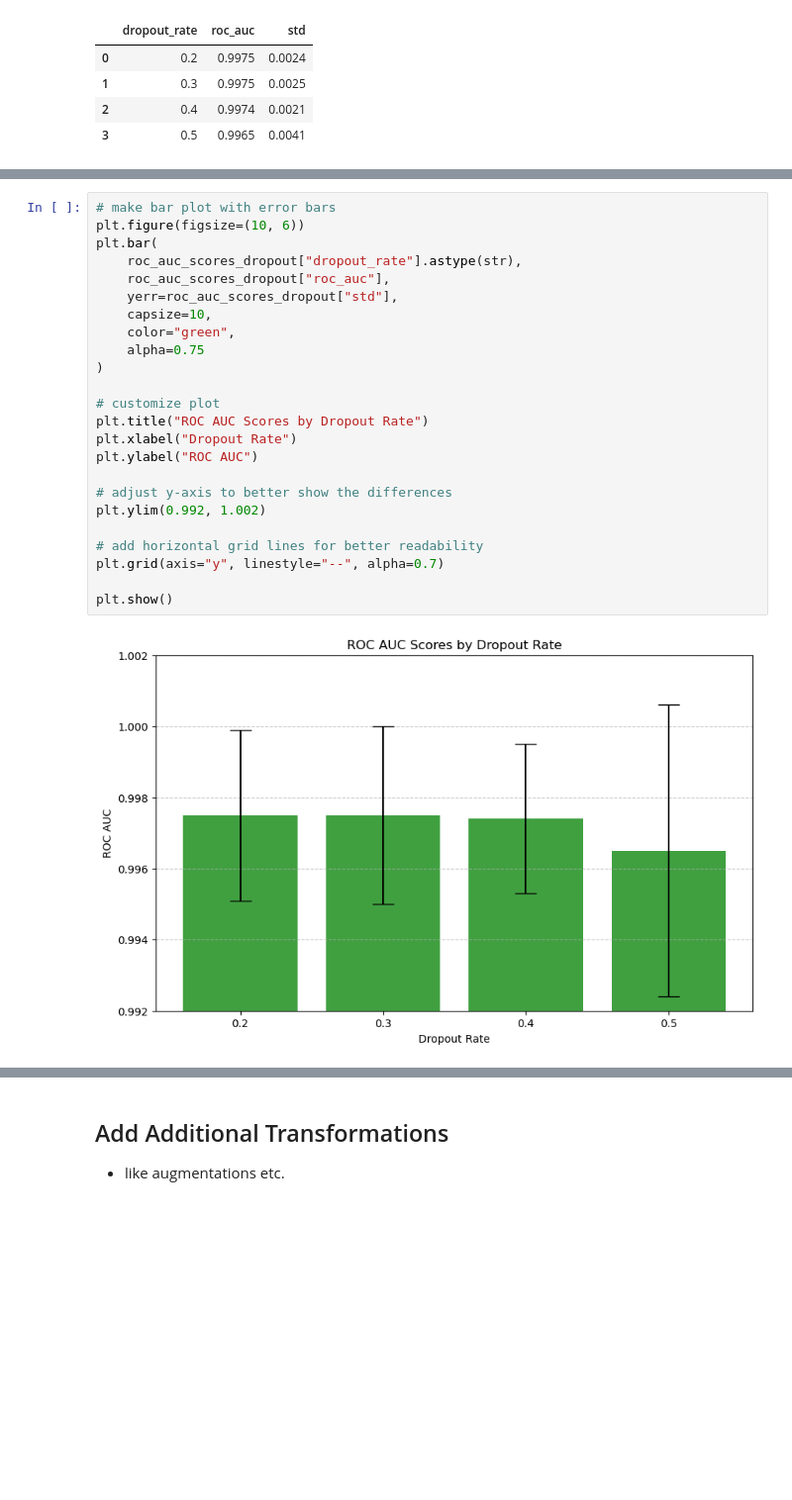
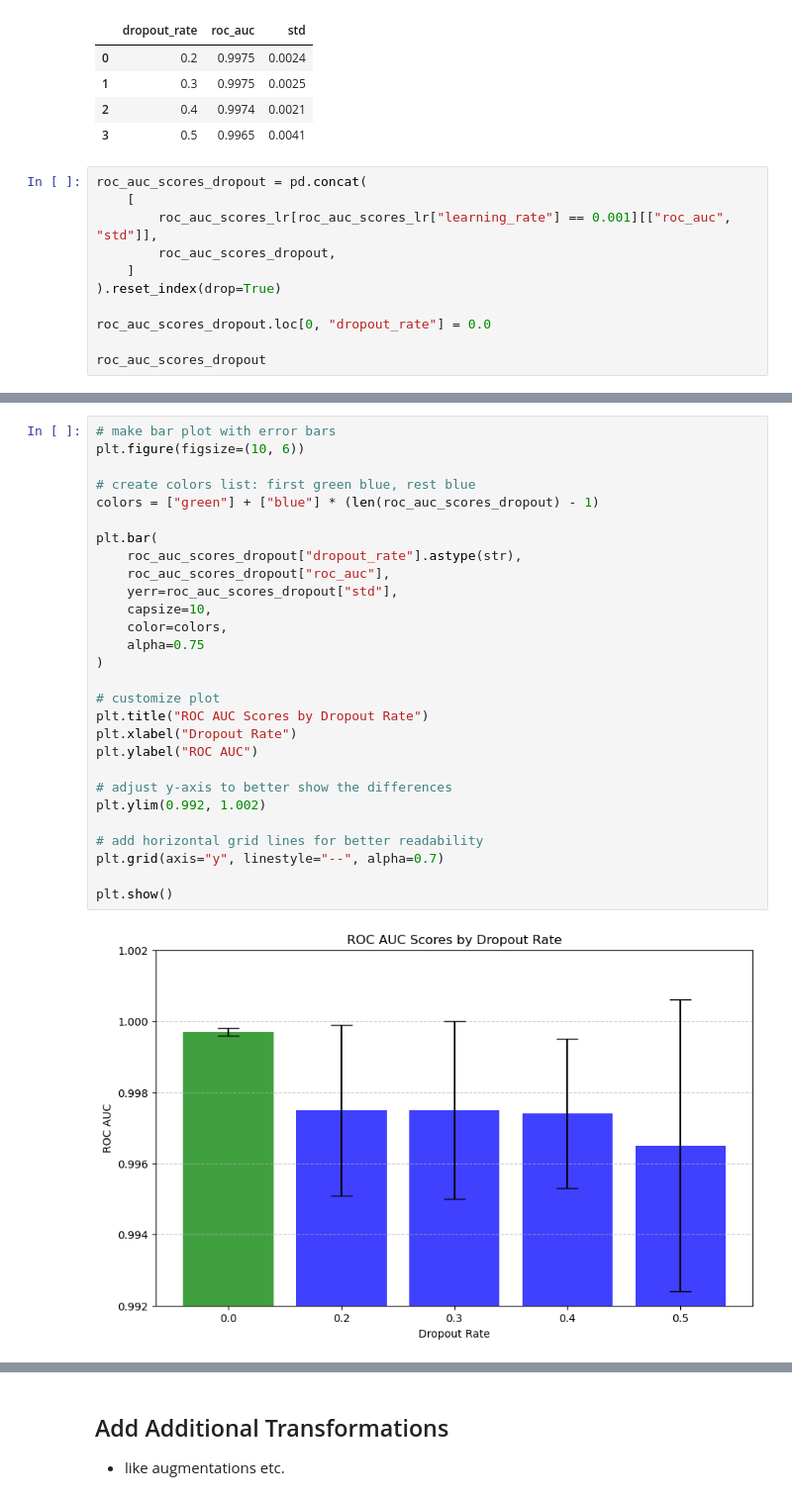
Before and after one commit to fabianjkrueger/muffin_vs_chihuahua, a Jupyter notebook: notebooks/train.ipynb, the cells around one changed output, grey strips where cells are left out. Shown at 99% size. Cells and saved outputs as stored; diff of their text form; blank space fills up the shorter version.

Commit message:
Re-evaluated tuning dropout, because the results were actually worse than without dropout.

```diff
--- a/notebooks/train.ipynb
+++ b/notebooks/train.ipynb
@@ -996,3 +1100,14 @@ roc_auc_scores_dropout
 | 1 | 0.3 | 0.9975 | 0.0025 |
 | 2 | 0.4 | 0.9974 | 0.0021 |
 | 3 | 0.5 | 0.9965 | 0.0041 |
+# %%
+roc_auc_scores_dropout = pd.concat(
+    [
+        roc_auc_scores_lr[roc_auc_scores_lr["learning_rate"] == 0.001][["roc_auc", "std"]],
+        roc_auc_scores_dropout,
+    ]
+).reset_index(drop=True)
+
+roc_auc_scores_dropout.loc[0, "dropout_rate"] = 0.0
+
+roc_auc_scores_dropout
@@ -999,27 +1121,31 @@ roc_auc_scores_dropout
 # %%
 # make bar plot with error bars
 plt.figure(figsize=(10, 6))
+
+# create colors list: first green blue, rest blue
+colors = ["green"] + ["blue"] * (len(roc_auc_scores_dropout) - 1)
+
 plt.bar(
     roc_auc_scores_dropout["dropout_rate"].astype(str),
     roc_auc_scores_dropout["roc_auc"],
     yerr=roc_auc_scores_dropout["std"],
     capsize=10,
-    color="green",
+    color=colors,
     alpha=0.75
 )
 
 # customize plot
 plt.title("ROC AUC Scores by Dropout Rate")
 plt.xlabel("Dropout Rate")
 plt.ylabel("ROC AUC")
 
 # adjust y-axis to better show the differences
 plt.ylim(0.992, 1.002)
 
 # add horizontal grid lines for better readability
 plt.grid(axis="y", linestyle="--", alpha=0.7)
 
 plt.show()
 # %% [output]
-[figure, old version]
+[figure, new version]
 # %% [markdown]
```
Also changed, not shown: parts of 6 cells of this notebook.
